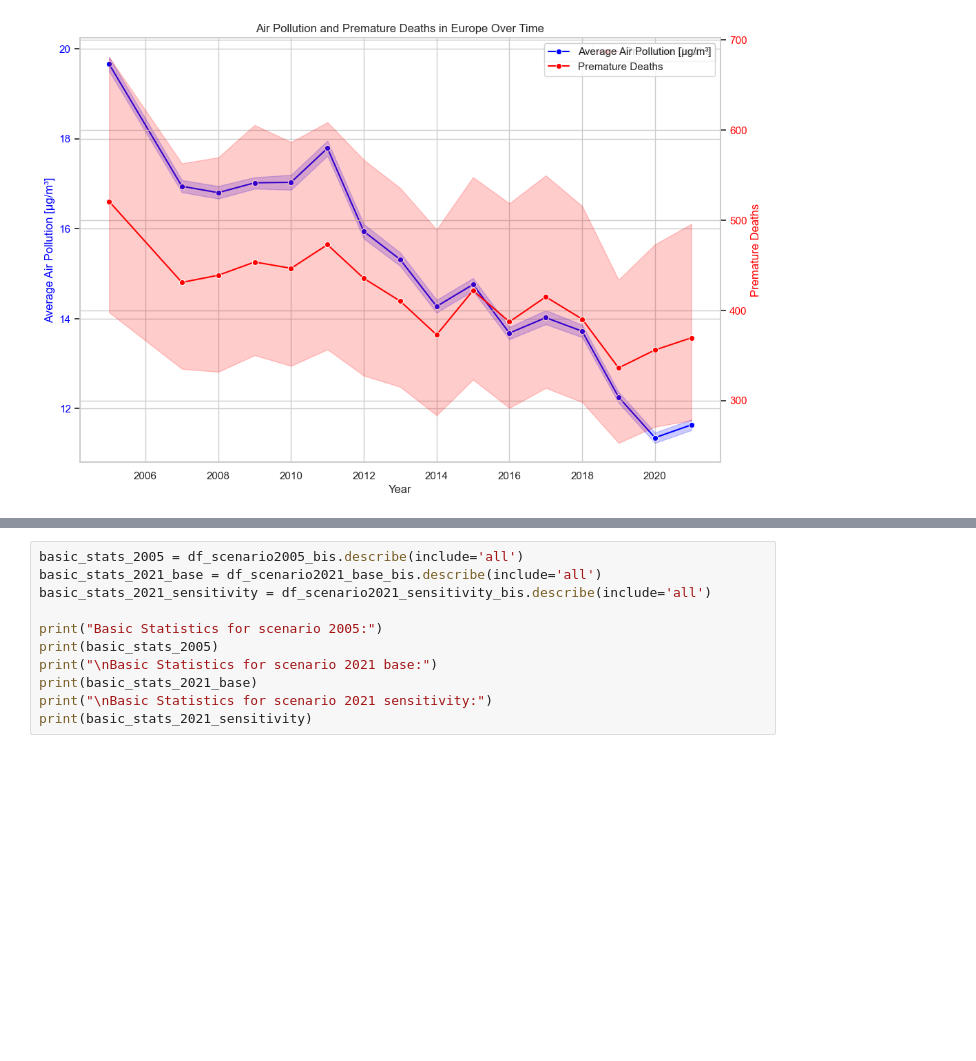
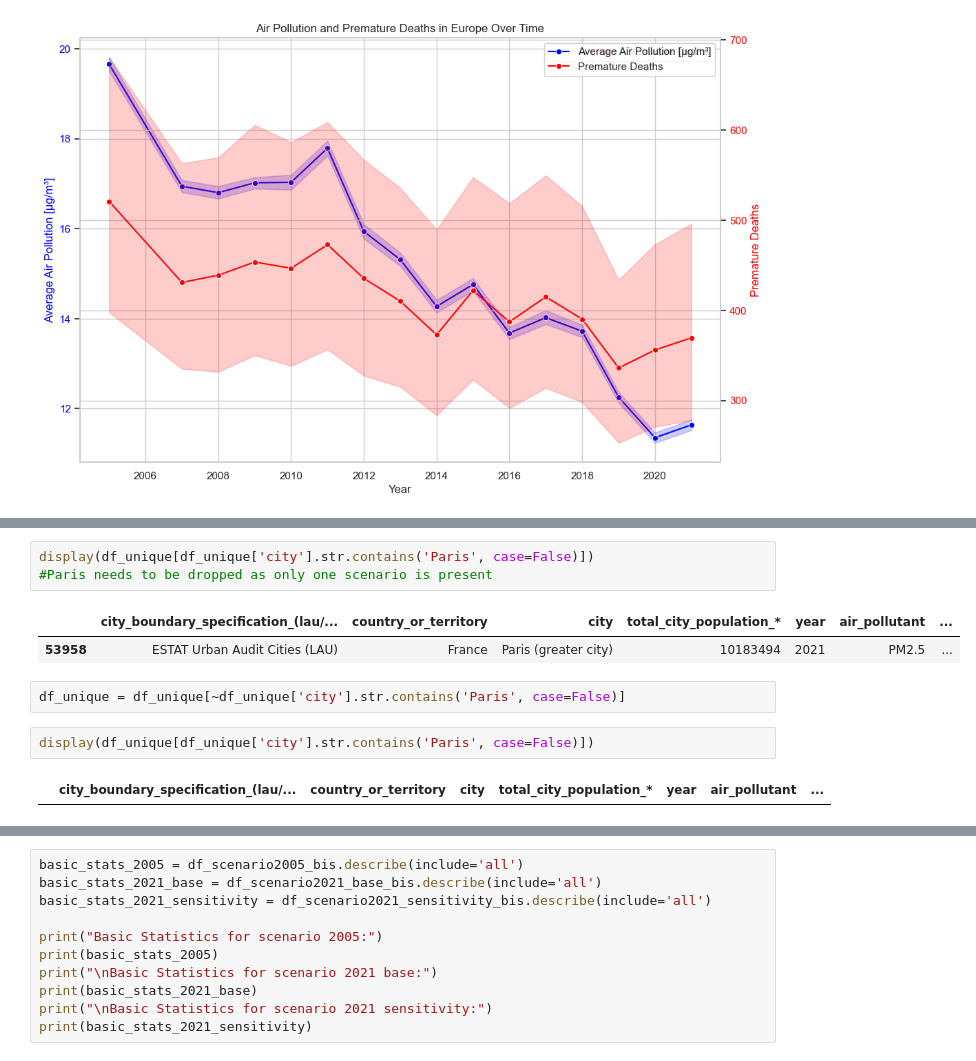
Before and after one commit to mauurits/ironhack_gpw3, a Jupyter notebook: notebooks/notebook_tania_gpw3.ipynb, the cells around one changed output, grey strips where cells are left out. Drawn from its saved outputs; the diff is of its cells as text; blank space fills up the shorter version.

```diff
--- a/notebooks/notebook_tania_gpw3.ipynb
+++ b/notebooks/notebook_tania_gpw3.ipynb
@@ -190,0 +188,12 @@ df_top10 = pd.concat([df_scenario2005_bis, df_scenario2021_base_bis, df_scenario
+# %%
+display(df_unique[df_unique['city'].str.contains('Paris', case=False)])
+#Paris needs to be dropped as only one scenario is present
+# %% [output]
+|  | city_boundary_specification_(lau/... | country_or_territory | city | total_city_population_* | year | air_pollutant | ... |
+| 53958 | ESTAT Urban Audit Cities (LAU) | France | Paris (greater city) | 10183494 | 2021 | PM2.5 | ... |
+# %%
+df_unique = df_unique[~df_unique['city'].str.contains('Paris', case=False)]
+# %%
+display(df_unique[df_unique['city'].str.contains('Paris', case=False)])
+# %% [output]
+|  | city_boundary_specification_(lau/... | country_or_territory | city | total_city_population_* | year | air_pollutant | ... |
```
Also changed, not shown: parts of 5 cells of this notebook.
